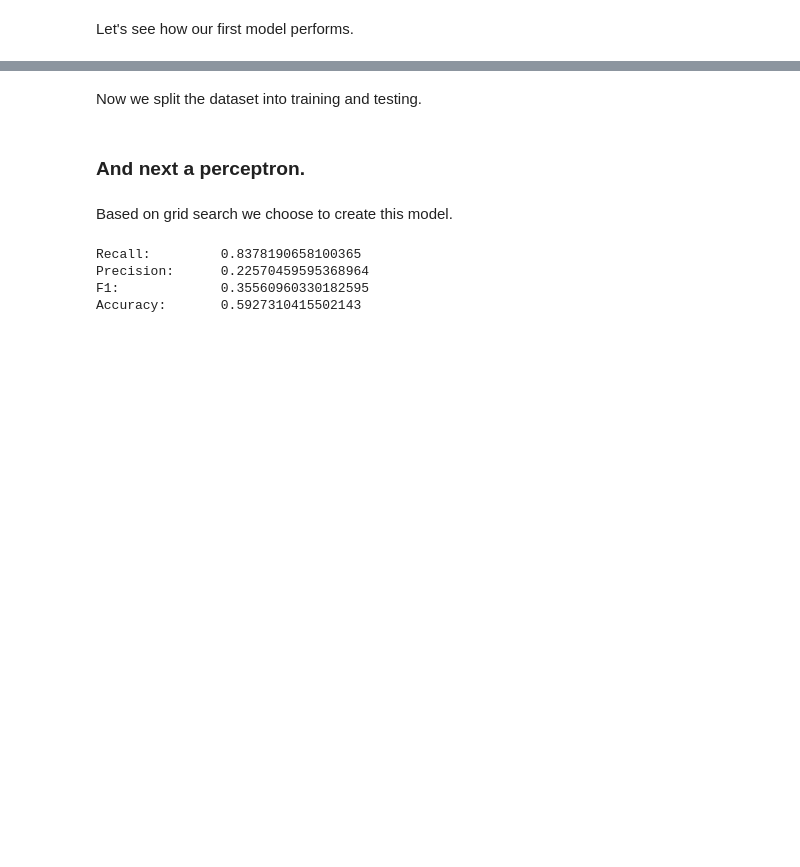
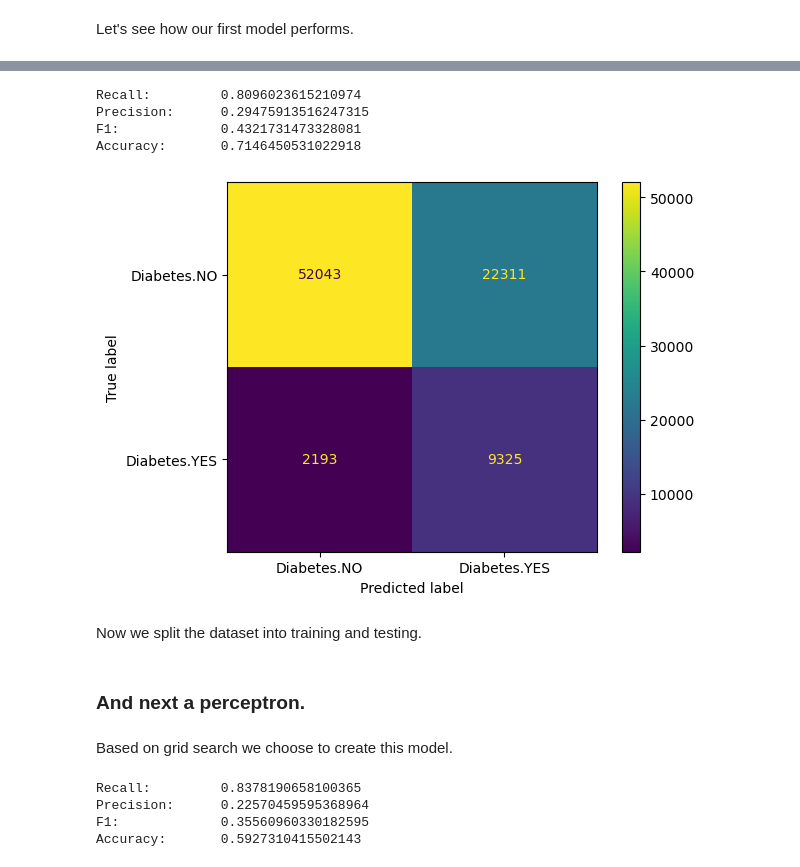
Before and after one commit to ralisv/IB031-Diabetes, a Jupyter notebook: solution.ipynb, the cells around one changed output, grey strips where cells are left out. Drawn from its saved outputs; the diff is of its cells as text; code cells hidden in the pictures; blank space fills up the shorter version.

```diff
--- a/solution.ipynb
+++ b/solution.ipynb
@@ -104,7 +106,6 @@ dataset = dataset_without_extended_diabetes_categories
 # Splitting dataset into features and target
 X = dataset.drop("diabetes", axis=1)
 y = dataset["diabetes"]
-y = LabelEncoder().fit_transform(y)
 
 # Splitting dataset into training and testing sets
 X_train, X_test, y_train, y_test = train_test_split(
@@ -113,21 +114,13 @@ X_train, X_test, y_train, y_test = train_test_split(
 
 # Create preprocessing steps
 categorical_transformer = Pipeline(
-    steps=[
-        ("imputer", SimpleImputer(strategy="most_frequent")),
-        ("encoder", OrdinalEncoder())
-    ]
-)
-
-numerical_transformer = Pipeline(
-    steps=[("imputer", SimpleImputer(strategy="mean"))]
+    steps=[("encoder", OrdinalEncoder())]
 )
 
 # Create the ColumnTransformer
 preprocessor = ColumnTransformer(
     transformers=[
         ("cat", categorical_transformer, make_column_selector(dtype_include="category")),
-        ("num", numerical_transformer, make_column_selector(dtype_exclude="category")),
     ]
 )
 
@@ -244,3 +180,26 @@ weighted avg       0.87      0.72      0.76     85872
+# %%
+from sklearn.metrics import ConfusionMatrixDisplay, recall_score, precision_score, f1_score, accuracy_score
+
+
+rfm_pred = random_forest_model.predict(X_test)
+
+print(f"Recall:\t\t{recall_score(y_test, rfm_pred, pos_label='Diabetes.YES')}")
+print(
+    f"Precision:\t{precision_score(y_test, rfm_pred, pos_label='Diabetes.YES')}"
+)
+print(f"F1:\t\t{f1_score(y_test, rfm_pred, pos_label='Diabetes.YES')}")
+print(f"Accuracy:\t{accuracy_score(y_test, rfm_pred)}")
+
+# Display confusion matrix
+cm = confusion_matrix(y_test, rfm_pred)
+ConfusionMatrixDisplay(cm, display_labels=random_forest_model.classes_).plot()
+plt.show()
+# %% [output]
+Recall:         0.8096023615210974
+Precision:      0.29475913516247315
+F1:             0.4321731473328081
+Accuracy:       0.7146450531022918
+[figure, added]
 # %% [markdown]
 Now we split the dataset into training and testing.
 # %%
```
Also changed, not shown: parts of 6 cells of this notebook.
